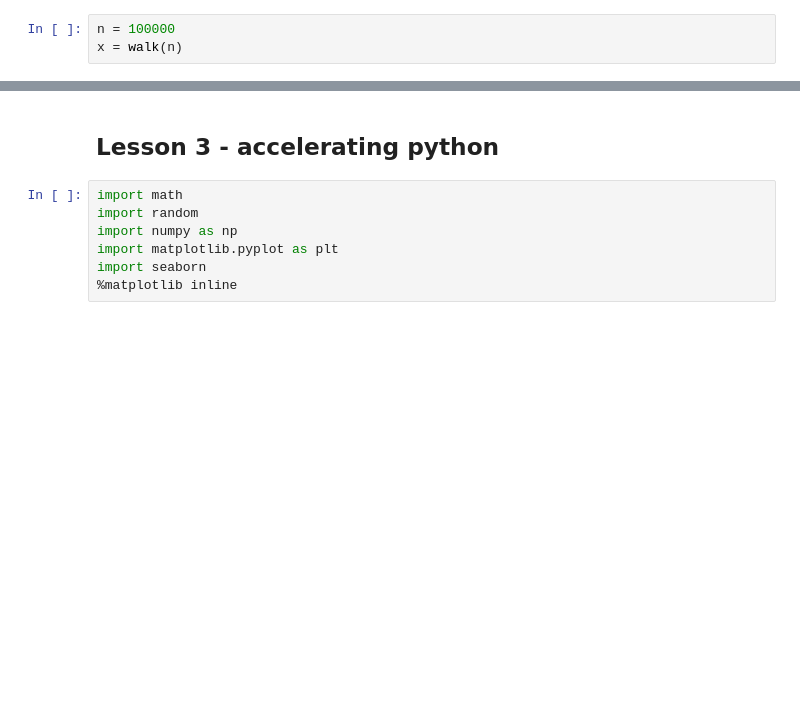
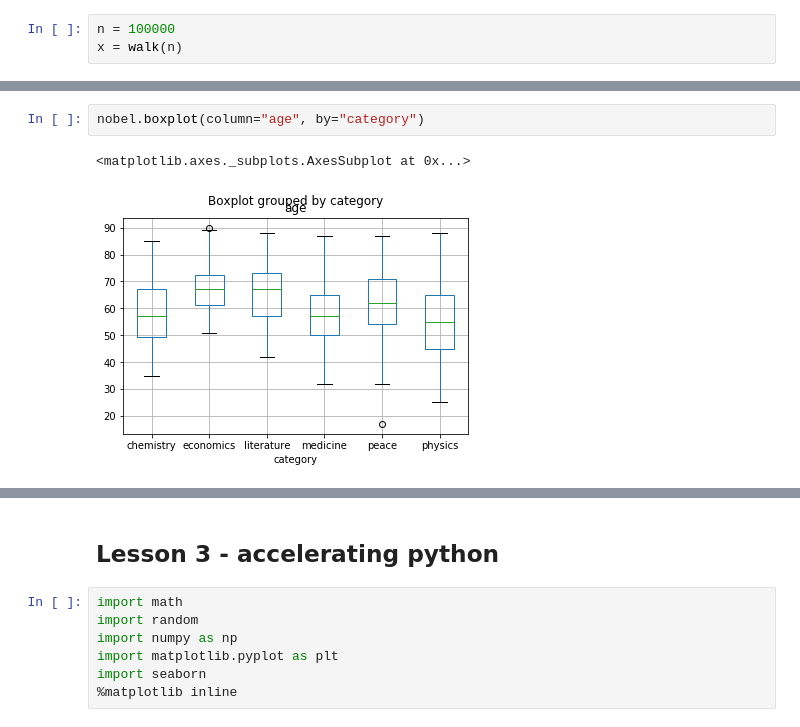
Before and after one commit to coderefinery/jupyter, a Jupyter notebook: solutions.ipynb, the cells around one changed output, grey strips where cells are left out. Cells and saved outputs as stored; diff of their text form; blank space fills up the shorter version.

```diff
--- a/solutions.ipynb
+++ b/solutions.ipynb
@@ -96,0 +198,5 @@ toppings_tidy[toppings_tidy["Ingredient"] == "Ham"]
+# %%
+nobel.boxplot(column="age", by="category")
+# %% [output]
+<matplotlib.axes._subplots.AxesSubplot at 0x...>
+[figure, added]
```
Also changed, not shown: parts of 76 cells of this notebook.
